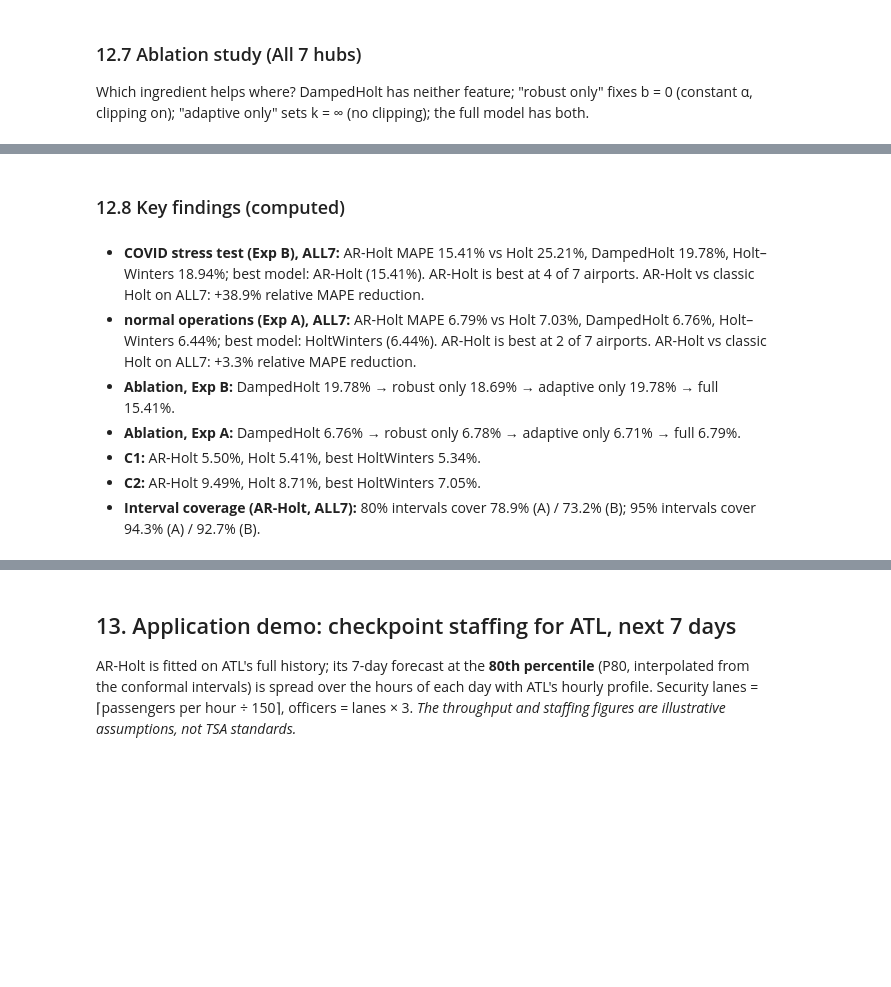
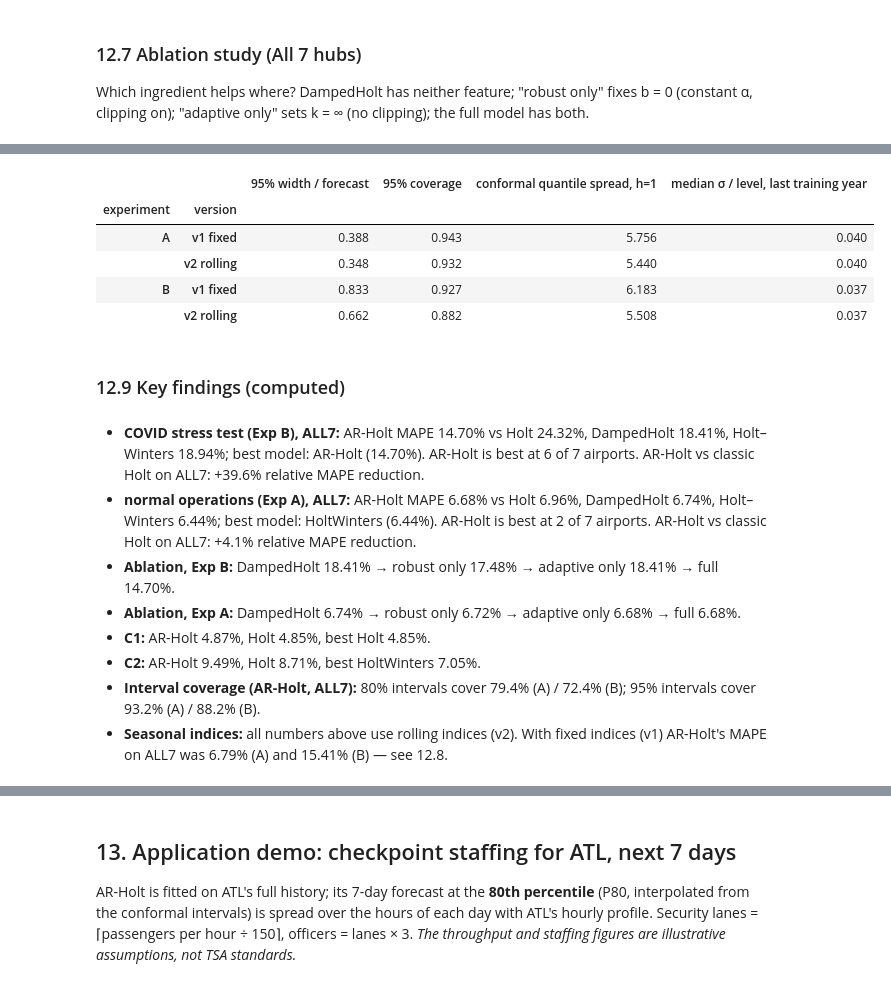
Before and after one commit to ritipshah/air-demand-forecasting, a Jupyter notebook: notebooks/ATSA_Analysis.ipynb, the cells around one changed output, grey strips where cells are left out. Cells and saved outputs as stored; diff of their text form; code cells hidden in the pictures; blank space fills up the shorter version.

```diff
--- a/notebooks/ATSA_Analysis.ipynb
+++ b/notebooks/ATSA_Analysis.ipynb
@@ -1102,5 +1282,29 @@ display(abl.set_index(["experiment", "variant"]).drop(columns="series")
+# %%
+# Why did AR-Holt's 95% coverage drop in Exp B? Compare interval width and its two ingredients.
+from airdemand.evaluation import backtest_model
+s, _ = load_series("ALL7")
+rows = []
+for exp, (tr, te, H) in {"A": ("2024-05-31", "2025-05-31", 14), "B": ("2020-02-29", "2020-12-31", 7)}.items():
+    for mode, label in [("fixed", "v1 fixed"), ("rolling", "v2 rolling")]:
+        m_ = AdaptiveRobustHolt(seasonal=mode).fit(s[:tr], freq="D")
+        fc_ = backtest_model(m_, s[:te], tr, H)
+        q_ = m_.quantiles(H)
+        p_ = m_.paths(s[:tr], 1)
+        rows.append({"experiment": exp, "version": label,
+                     "95% width / forecast": ((fc_.hi95 - fc_.lo95) / fc_["mean"]).mean(),
+                     "95% coverage": ((fc_.actual >= fc_.lo95) & (fc_.actual <= fc_.hi95)).mean(),
+                     "conformal quantile spread, h=1": q_[95][1][0] - q_[95][0][0],
+                     "median σ / level, last training year": np.median(p_["sigma"][-365:] / p_["x"][-365:])})
+display(pd.DataFrame(rows).set_index(["experiment", "version"]).style.format("{:.3f}"))
+# %% [output]
+|  |  | 95% width / forecast | 95% coverage | conformal quantile spread, h=1 | median σ / level, last training year |
+| experiment | version |  |  |  |  |
+| A | v1 fixed | 0.388 | 0.943 | 5.756 | 0.040 |
+|  | v2 rolling | 0.348 | 0.932 | 5.440 | 0.040 |
+| B | v1 fixed | 0.833 | 0.927 | 6.183 | 0.037 |
+|  | v2 rolling | 0.662 | 0.882 | 5.508 | 0.037 |
 # %% [markdown]
-### 12.8 Key findings (computed)
+### 12.9 Key findings (computed)
 # %%
 def mape(exp, series, model):
     return summ[(summ.experiment == exp) & (summ.series == series) & (summ.model == model)].MAPE.iloc[0]
@@ -1125,17 +1329,20 @@ for exp in ["C1", "C2"]:
 c95 = summ[(summ.series == "ALL7") & (summ.model == "AR-Holt")].set_index("experiment")
 lines.append(f"* **Interval coverage (AR-Holt, ALL7):** 80% intervals cover {c95.loc['A','cov80']:.1%} (A) / {c95.loc['B','cov80']:.1%} (B); "
              f"95% intervals cover {c95.loc['A','cov95']:.1%} (A) / {c95.loc['B','cov95']:.1%} (B).")
+lines.append(f"* **Seasonal indices:** all numbers above use rolling indices (v2). With fixed indices (v1) AR-Holt's MAPE on ALL7 was "
+             f"{mape_of(summ1, 'A', 'ALL7')['AR-Holt']:.2f}% (A) and {mape_of(summ1, 'B', 'ALL7')['AR-Holt']:.2f}% (B) — see 12.8.")
 display(Markdown("\n".join(lines)))
 # %% [output]
-* **COVID stress test (Exp B), ALL7:** AR-Holt MAPE 15.41% vs Holt 25.21%, DampedHolt 19.78%, Holt–Winters 18.94%; best model: AR-Holt (15.41%). AR-Holt is best at 4 of 7 airports.
-  AR-Holt vs classic Holt on ALL7: +38.9% relative MAPE reduction.
-* **normal operations (Exp A), ALL7:** AR-Holt MAPE 6.79% vs Holt 7.03%, DampedHolt 6.76%, Holt–Winters 6.44%; best model: HoltWinters (6.44%). AR-Holt is best at 2 of 7 airports.
-  AR-Holt vs classic Holt on ALL7: +3.3% relative MAPE reduction.
-* **Ablation, Exp B:** DampedHolt 19.78% → robust only 18.69% → adaptive only 19.78% → full 15.41%.
-* **Ablation, Exp A:** DampedHolt 6.76% → robust only 6.78% → adaptive only 6.71% → full 6.79%.
-* **C1:** AR-Holt 5.50%, Holt 5.41%, best HoltWinters 5.34%.
+* **COVID stress test (Exp B), ALL7:** AR-Holt MAPE 14.70% vs Holt 24.32%, DampedHolt 18.41%, Holt–Winters 18.94%; best model: AR-Holt (14.70%). AR-Holt is best at 6 of 7 airports.
+  AR-Holt vs classic Holt on ALL7: +39.6% relative MAPE reduction.
+* **normal operations (Exp A), ALL7:** AR-Holt MAPE 6.68% vs Holt 6.96%, DampedHolt 6.74%, Holt–Winters 6.44%; best model: HoltWinters (6.44%). AR-Holt is best at 2 of 7 airports.
+  AR-Holt vs classic Holt on ALL7: +4.1% relative MAPE reduction.
+* **Ablation, Exp B:** DampedHolt 18.41% → robust only 17.48% → adaptive only 18.41% → full 14.70%.
+* **Ablation, Exp A:** DampedHolt 6.74% → robust only 6.72% → adaptive only 6.68% → full 6.68%.
+* **C1:** AR-Holt 4.87%, Holt 4.85%, best Holt 4.85%.
 * **C2:** AR-Holt 9.49%, Holt 8.71%, best HoltWinters 7.05%.
-* **Interval coverage (AR-Holt, ALL7):** 80% intervals cover 78.9% (A) / 73.2% (B); 95% intervals cover 94.3% (A) / 92.7% (B).
+* **Interval coverage (AR-Holt, ALL7):** 80% intervals cover 79.4% (A) / 72.4% (B); 95% intervals cover 93.2% (A) / 88.2% (B).
+* **Seasonal indices:** all numbers above use rolling indices (v2). With fixed indices (v1) AR-Holt's MAPE on ALL7 was 6.79% (A) and 15.41% (B) — see 12.8.
 # %% [markdown]
 **Discussion.**
 * **Under a structural shock (Exp B)** AR-Holt gives the lowest error on the combined series and
```
Also changed, not shown: parts of 28 cells of this notebook, 28 other files.
